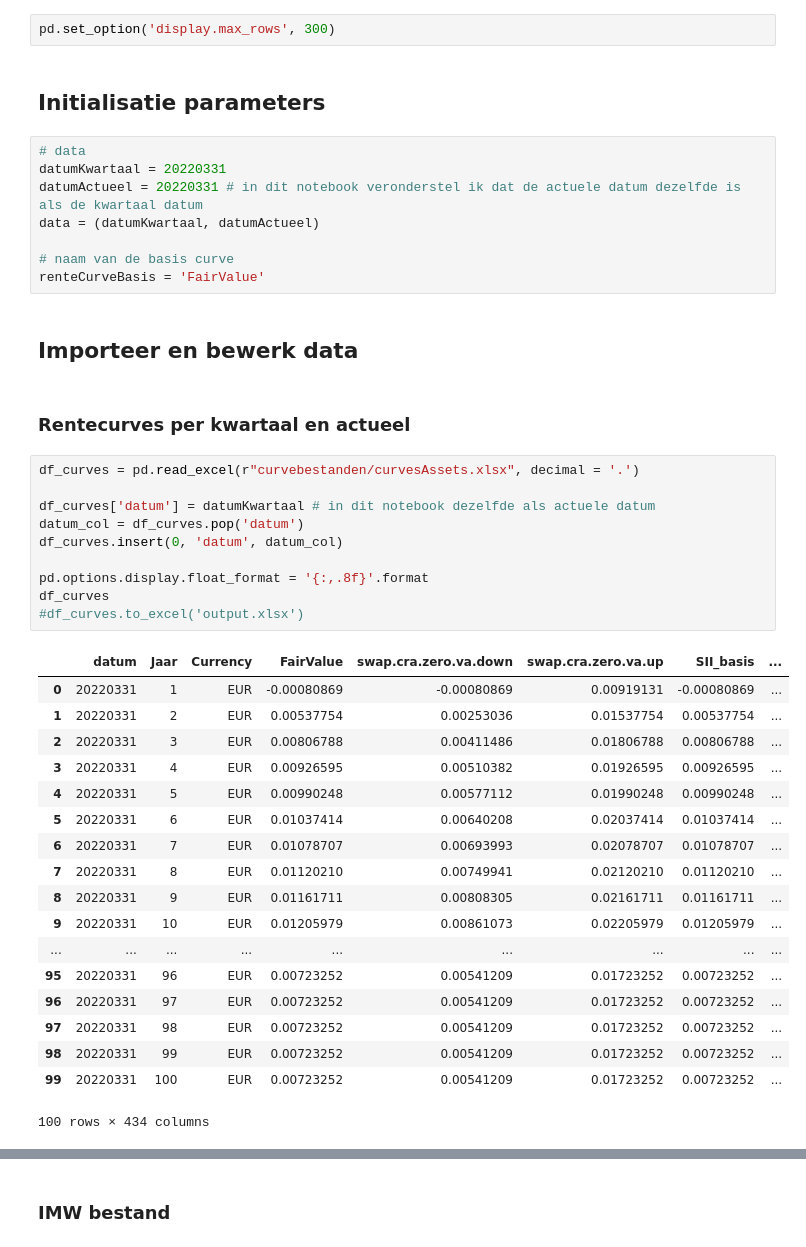
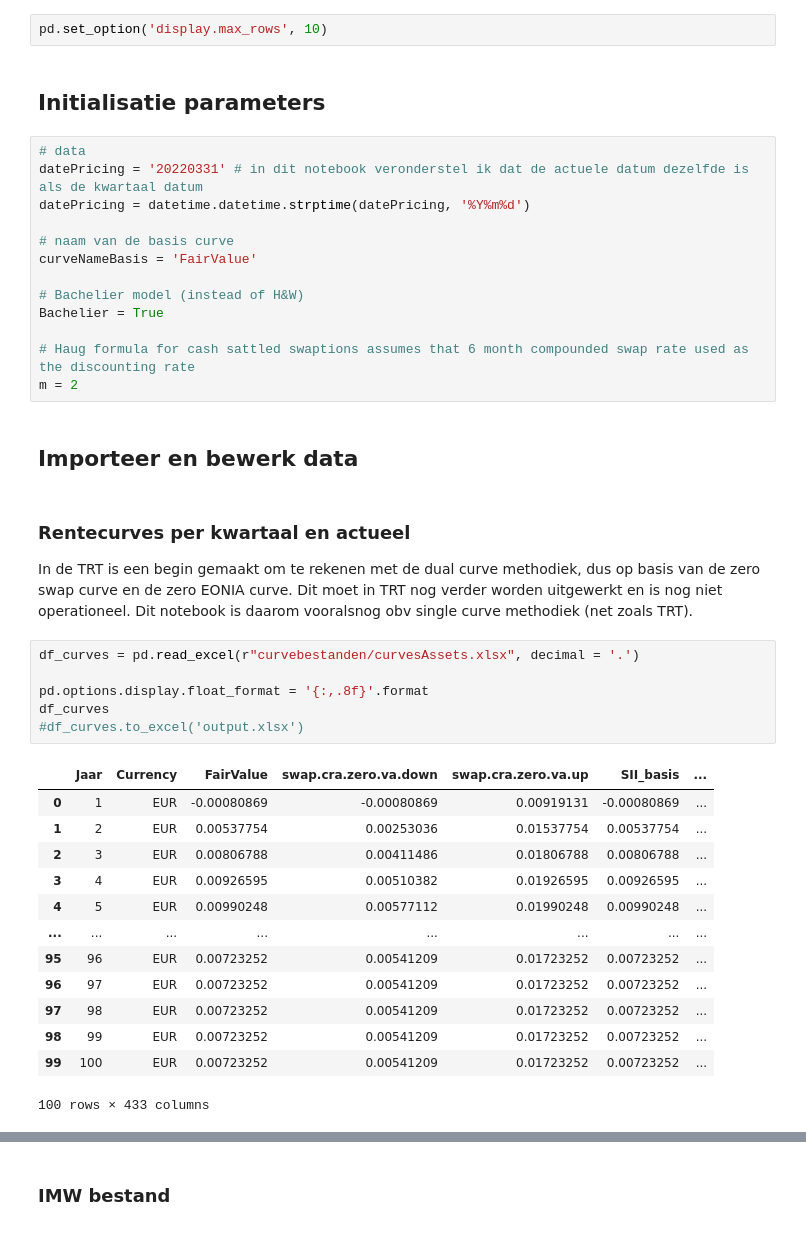
Before and after one commit to OscarDries/TRECS, a Jupyter notebook: swaption (IN PROGRESS)/Module swaption.ipynb, the cells around one changed output, grey strips where cells are left out. Saved outputs shown, nothing was run; the diff lists cells and outputs as text.

Commit message:
waardering swaptions afgerond (nu gaan beginnen met AoC)

```diff
--- a/swaption (IN PROGRESS)/Module swaption.ipynb
+++ b/swaption (IN PROGRESS)/Module swaption.ipynb
@@ -36,48 +38,45 @@ Links uitlijnen tabellen
 # %% [markdown]
 Bij printen van een dataframe wordt slechts een beperkt aantal rijen getoond.
 # %%
-pd.set_option('display.max_rows', 300)
+pd.set_option('display.max_rows', 10)
 # %% [markdown]
 ## Initialisatie parameters
 # %%
 # data
-datumKwartaal = 20220331
-datumActueel = 20220331 # in dit notebook veronderstel ik dat de actuele datum dezelfde is als de kwartaal datum
-data = (datumKwartaal, datumActueel)
+datePricing = '20220331' # in dit notebook veronderstel ik dat de actuele datum dezelfde is als de kwartaal datum
+datePricing = datetime.datetime.strptime(datePricing, '%Y%m%d')
 
 # naam van de basis curve
-renteCurveBasis = 'FairValue'
+curveNameBasis = 'FairValue'
+
+# Bachelier model (instead of H&W)
+Bachelier = True
+
+# Haug formula for cash sattled swaptions assumes that 6 month compounded swap rate used as the discounting rate
+m = 2
 # %% [markdown]
 ## Importeer en bewerk data
 # %% [markdown]
 ### Rentecurves per kwartaal en actueel
+In de TRT is een begin gemaakt om te rekenen met de dual curve methodiek, dus op basis van de zero swap curve en de zero EONIA curve. Dit moet in TRT nog verder worden uitgewerkt en is nog niet operationeel. Dit notebook is daarom vooralsnog obv single curve methodiek (net zoals TRT).
 # %%
 df_curves = pd.read_excel(r"curvebestanden/curvesAssets.xlsx", decimal = '.')
-
-df_curves['datum'] = datumKwartaal # in dit notebook dezelfde als actuele datum
-datum_col = df_curves.pop('datum')
-df_curves.insert(0, 'datum', datum_col)
 
 pd.options.display.float_format = '{:,.8f}'.format
 df_curves
 #df_curves.to_excel('output.xlsx')
 # %% [output]
-|  | datum | Jaar | Currency | FairValue | swap.cra.zero.va.down | swap.cra.zero.va.up | SII_basis | ... |
-| 0 | 20220331 | 1 | EUR | -0.00080869 | -0.00080869 | 0.00919131 | -0.00080869 | ... |
-| 1 | 20220331 | 2 | EUR | 0.00537754 | 0.00253036 | 0.01537754 | 0.00537754 | ... |
-| 2 | 20220331 | 3 | EUR | 0.00806788 | 0.00411486 | 0.01806788 | 0.00806788 | ... |
-| 3 | 20220331 | 4 | EUR | 0.00926595 | 0.00510382 | 0.01926595 | 0.00926595 | ... |
-| 4 | 20220331 | 5 | EUR | 0.00990248 | 0.00577112 | 0.01990248 | 0.00990248 | ... |
-| 5 | 20220331 | 6 | EUR | 0.01037414 | 0.00640208 | 0.02037414 | 0.01037414 | ... |
-| 6 | 20220331 | 7 | EUR | 0.01078707 | 0.00693993 | 0.02078707 | 0.01078707 | ... |
-| 7 | 20220331 | 8 | EUR | 0.01120210 | 0.00749941 | 0.02120210 | 0.01120210 | ... |
-| 8 | 20220331 | 9 | EUR | 0.01161711 | 0.00808305 | 0.02161711 | 0.01161711 | ... |
-| 9 | 20220331 | 10 | EUR | 0.01205979 | 0.00861073 | 0.02205979 | 0.01205979 | ... |
-| ... | ... | ... | ... | ... | ... | ... | ... | ... |
-| 95 | 20220331 | 96 | EUR | 0.00723252 | 0.00541209 | 0.01723252 | 0.00723252 | ... |
-| 96 | 20220331 | 97 | EUR | 0.00723252 | 0.00541209 | 0.01723252 | 0.00723252 | ... |
-| 97 | 20220331 | 98 | EUR | 0.00723252 | 0.00541209 | 0.01723252 | 0.00723252 | ... |
-| 98 | 20220331 | 99 | EUR | 0.00723252 | 0.00541209 | 0.01723252 | 0.00723252 | ... |
-| 99 | 20220331 | 100 | EUR | 0.00723252 | 0.00541209 | 0.01723252 | 0.00723252 | ... |
+|  | Jaar | Currency | FairValue | swap.cra.zero.va.down | swap.cra.zero.va.up | SII_basis | ... |
+| 0 | 1 | EUR | -0.00080869 | -0.00080869 | 0.00919131 | -0.00080869 | ... |
+| 1 | 2 | EUR | 0.00537754 | 0.00253036 | 0.01537754 | 0.00537754 | ... |
+| 2 | 3 | EUR | 0.00806788 | 0.00411486 | 0.01806788 | 0.00806788 | ... |
+| 3 | 4 | EUR | 0.00926595 | 0.00510382 | 0.01926595 | 0.00926595 | ... |
+| 4 | 5 | EUR | 0.00990248 | 0.00577112 | 0.01990248 | 0.00990248 | ... |
+| ... | ... | ... | ... | ... | ... | ... | ... |
+| 95 | 96 | EUR | 0.00723252 | 0.00541209 | 0.01723252 | 0.00723252 | ... |
+| 96 | 97 | EUR | 0.00723252 | 0.00541209 | 0.01723252 | 0.00723252 | ... |
+| 97 | 98 | EUR | 0.00723252 | 0.00541209 | 0.01723252 | 0.00723252 | ... |
+| 98 | 99 | EUR | 0.00723252 | 0.00541209 | 0.01723252 | 0.00723252 | ... |
+| 99 | 100 | EUR | 0.00723252 | 0.00541209 | 0.01723252 | 0.00723252 | ... |
-100 rows × 434 columns
+100 rows × 433 columns
 # %%
```
Also changed, not shown: parts of 30 cells of this notebook, 2 other files.
